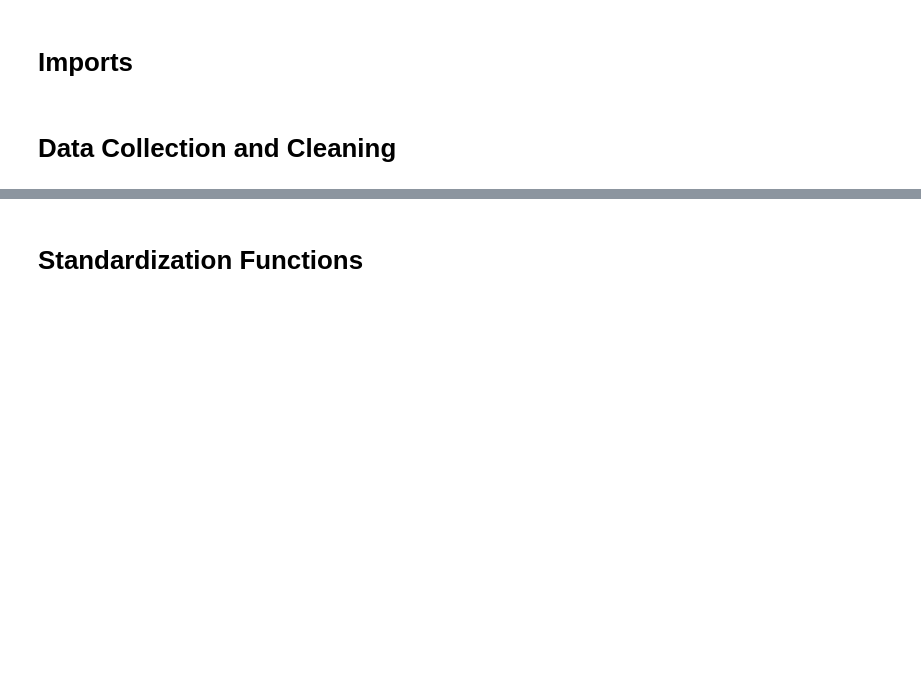
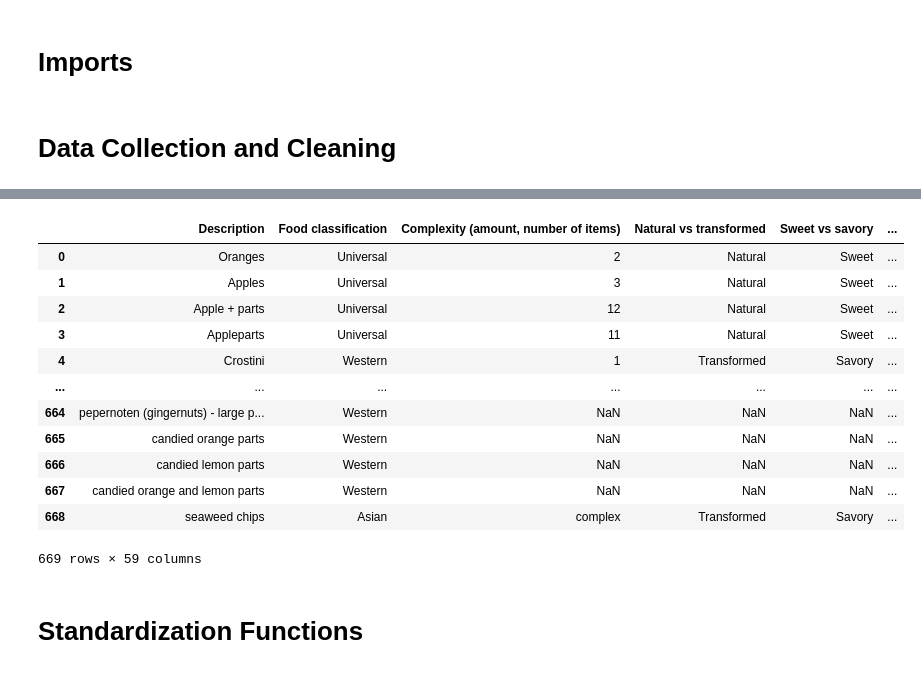
Before and after one commit to EvanLiu0/COGS118B-Project, a Jupyter notebook: Project.ipynb, the cells around one changed output, grey strips where cells are left out. Drawn from its saved outputs; the diff is of its cells as text; code cells hidden in the pictures; blank space fills up the shorter version.

```diff
--- a/Project.ipynb
+++ b/Project.ipynb
@@ -35,3 +41,28 @@ df.reset_index(drop=True,inplace=True)
+# %%
+df = df.drop('image nr', axis=1)
+df = df[df['Food vs nonfood'] == "Food"]
+df = df.drop('Food vs nonfood', axis=1)
+df = df.drop('State of food', axis=1)
+df = df[df['Food classification'] != 'Unappealing']
+df = df[df['Food classification'] !=  'African']
+
+df.reset_index(drop=True,inplace=True)
+
+df
+# %% [output]
+|  | Description | Food classification | Complexity (amount, number of items) | Natural vs transformed | Sweet vs savory | ... |
+| 0 | Oranges | Universal | 2 | Natural | Sweet | ... |
+| 1 | Apples | Universal | 3 | Natural | Sweet | ... |
+| 2 | Apple + parts | Universal | 12 | Natural | Sweet | ... |
+| 3 | Appleparts | Universal | 11 | Natural | Sweet | ... |
+| 4 | Crostini | Western | 1 | Transformed | Savory | ... |
+| ... | ... | ... | ... | ... | ... | ... |
+| 664 | pepernoten (gingernuts) - large p... | Western | NaN | NaN | NaN | ... |
+| 665 | candied orange parts | Western | NaN | NaN | NaN | ... |
+| 666 | candied lemon parts | Western | NaN | NaN | NaN | ... |
+| 667 | candied orange and lemon parts | Western | NaN | NaN | NaN | ... |
+| 668 | seaweed chips | Asian | complex | Transformed | Savory | ... |
+669 rows × 59 columns
 # %% [markdown]
 # Standardization Functions
 # %%
```
Also changed, not shown: parts of 7 cells of this notebook.
